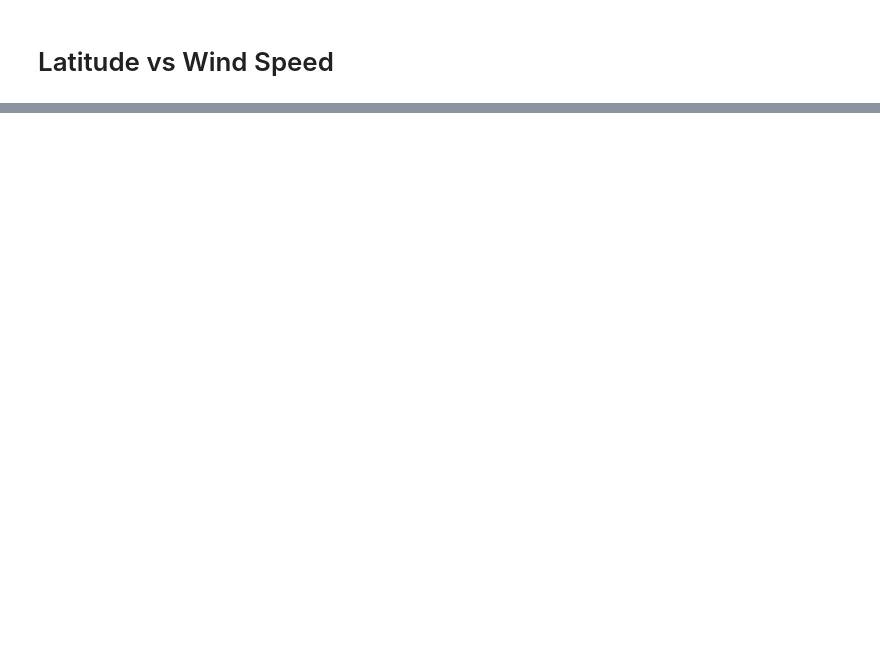
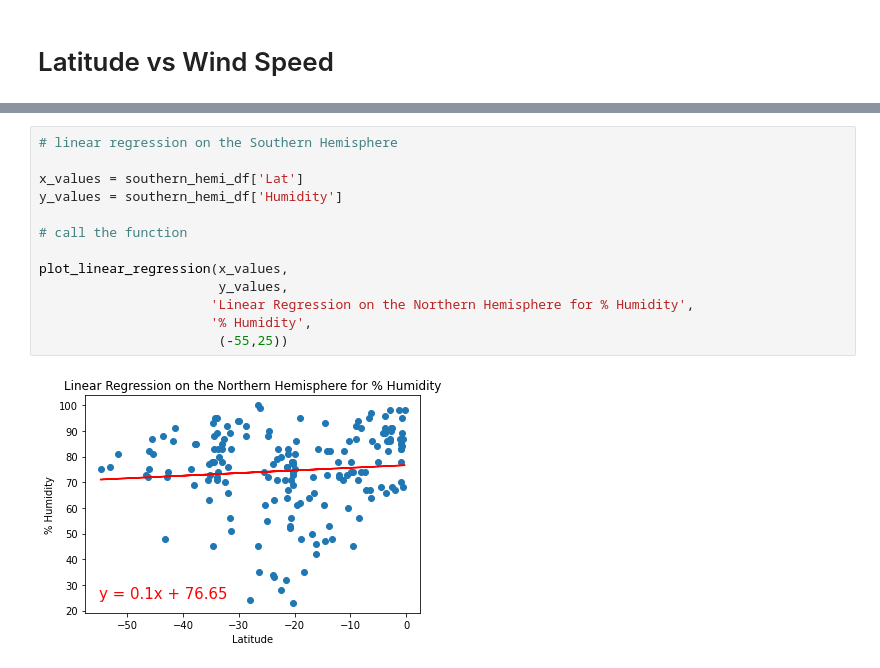
Before and after one commit to frankiebones/World_Weather_Analysis, a Jupyter notebook: WeatherPy.ipynb, the cells around one changed output, grey strips where cells are left out. Drawn from its saved outputs; the diff is of its cells as text; blank space fills up the shorter version.

```diff
--- a/WeatherPy.ipynb
+++ b/WeatherPy.ipynb
@@ -347,0 +449,15 @@ plt.show()
+# %%
+# linear regression on the Southern Hemisphere
+
+x_values = southern_hemi_df['Lat']
+y_values = southern_hemi_df['Humidity']
+
+# call the function
+
+plot_linear_regression(x_values,
+                       y_values,
+                      'Linear Regression on the Northern Hemisphere for % Humidity',
+                      '% Humidity',
+                       (-55,25))
+# %% [output]
+[figure, added]
```
Also changed, not shown: parts of 28 cells of this notebook, 5 other files.
